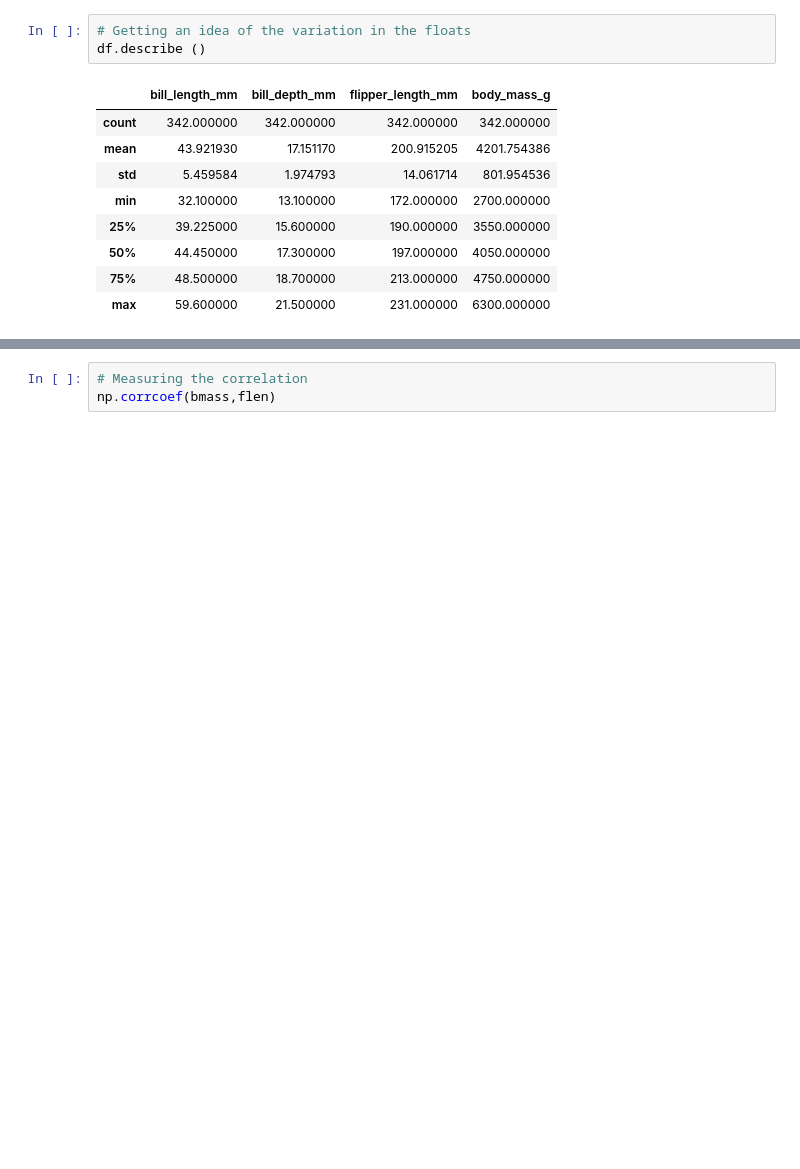
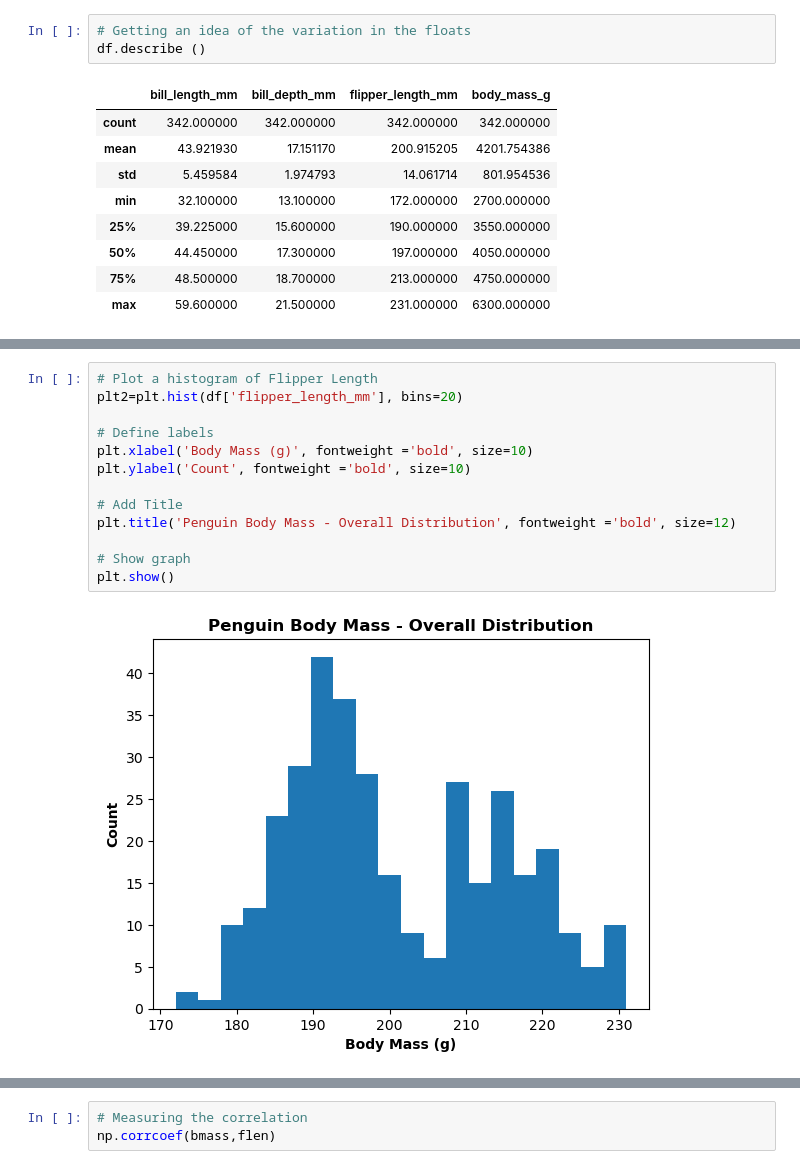
Before and after one commit to NeilTynan/8634, a Jupyter notebook: penguins.ipynb, the cells around one changed output, grey strips where cells are left out. Drawn from its saved outputs; the diff is of its cells as text; blank space fills up the shorter version.

```diff
--- a/penguins.ipynb
+++ b/penguins.ipynb
@@ -133,0 +217,15 @@ Name: flipper_length_mm, Length: 344, dtype: float64
+# %%
+# Plot a histogram of Flipper Length
+plt2=plt.hist(df['flipper_length_mm'], bins=20)
+
+# Define labels
+plt.xlabel('Body Mass (g)', fontweight ='bold', size=10)
+plt.ylabel('Count', fontweight ='bold', size=10)
+
+# Add Title
+plt.title('Penguin Body Mass - Overall Distribution', fontweight ='bold', size=12)
+
+# Show graph
+plt.show()
+# %% [output]
+[figure, added]
```
Also changed, not shown: parts of 64 cells of this notebook, 1 other file.
